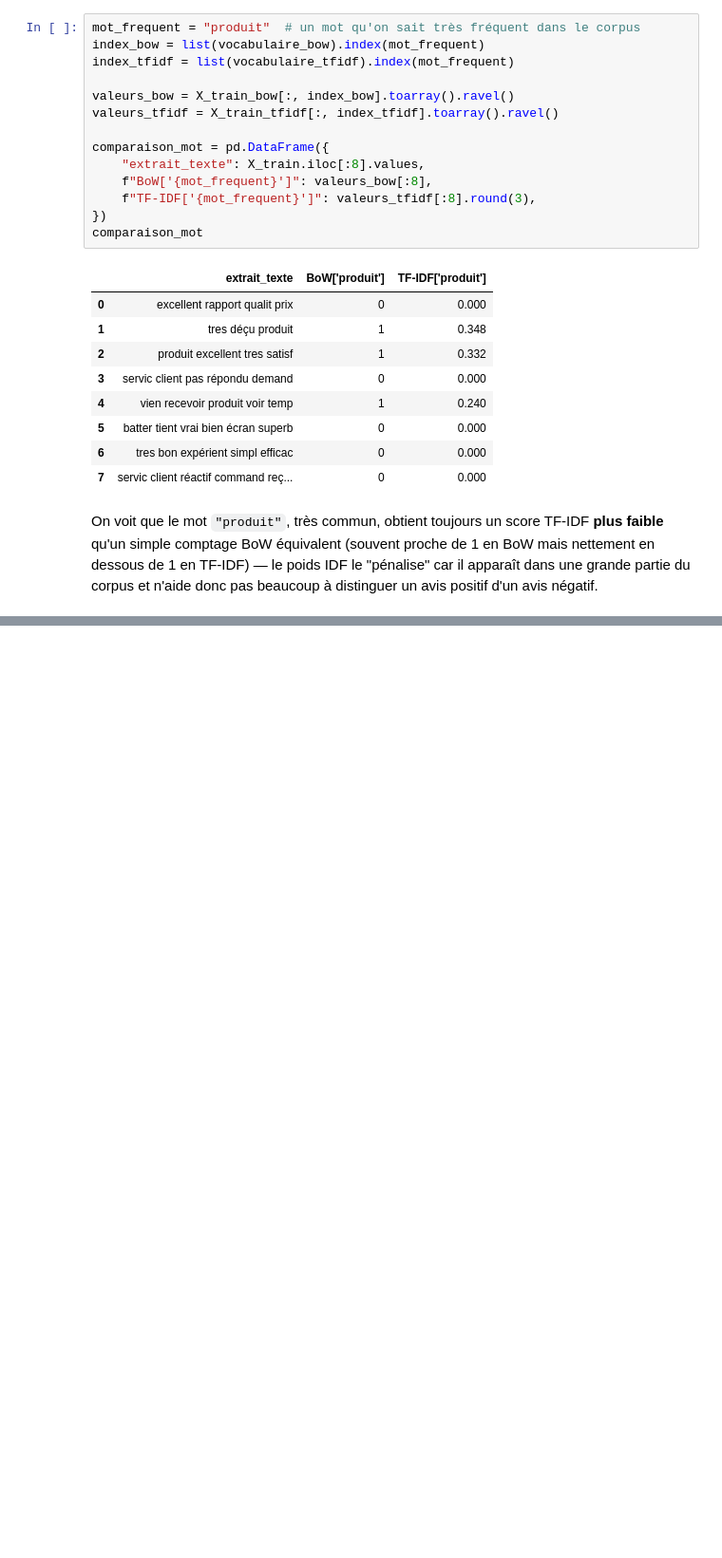
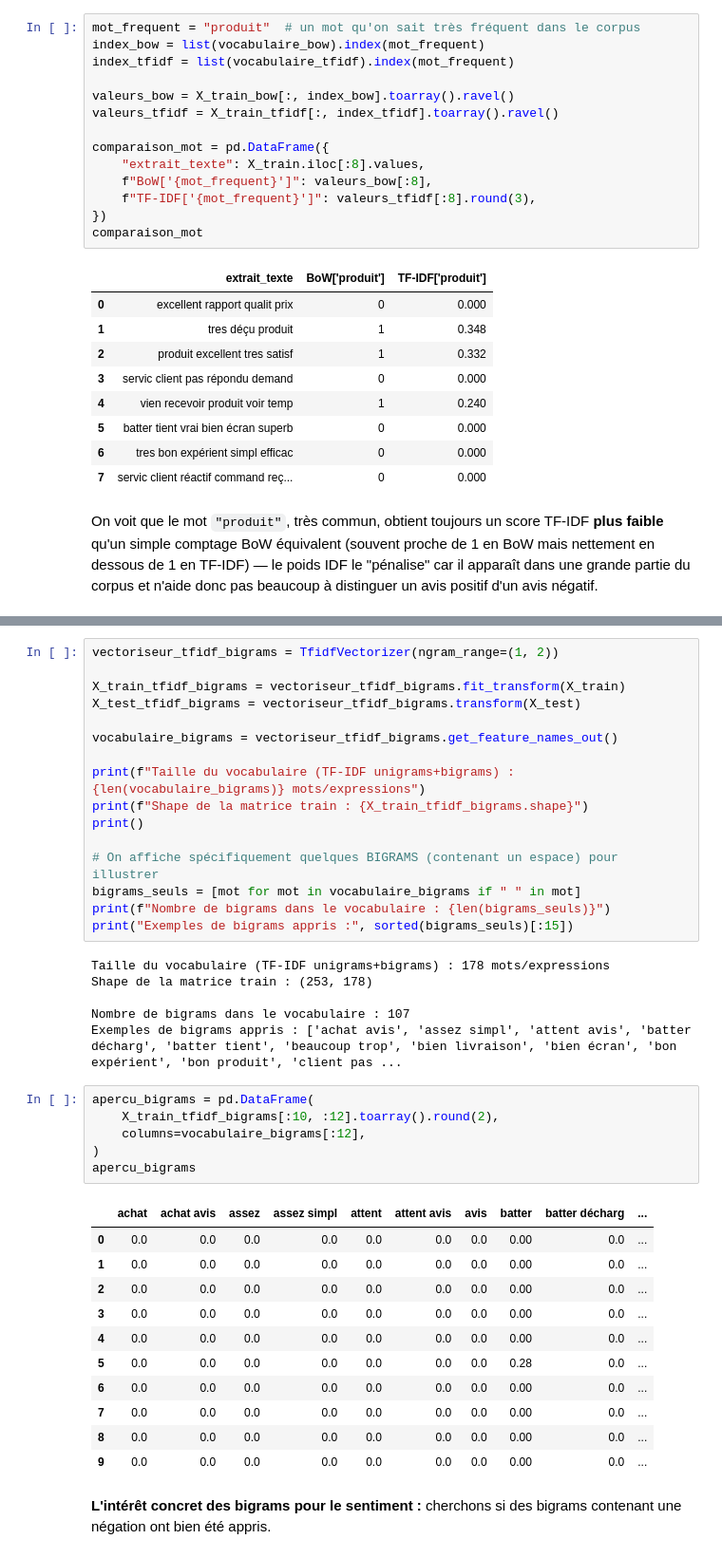
Before and after one commit to Youssoupha-ndiaye/atelier_preparations_donnees_textuelles_ODC_IA, a Jupyter notebook: atelier_prepa_donnees_textuelles/notebooks/atelier_prepa_donnees_textuelles.ipynb, the cells around one changed output, grey strips where cells are left out. Shown at 95% size. Cells and saved outputs as stored; diff of their text form; blank space fills up the shorter version.

Commit message:
Partie 6-3) Utilisation de la technique « TF-IDF avec des unigrams et bigrams » pour générer et afficher la taille et un extrait du vocabulaire ainsi qu’un morceau de la matrice

```diff
--- a/atelier_prepa_donnees_textuelles/notebooks/atelier_prepa_donnees_textuelles.ipynb
+++ b/atelier_prepa_donnees_textuelles/notebooks/atelier_prepa_donnees_textuelles.ipynb
@@ -1296,0 +1308,43 @@ pas beaucoup à distinguer un avis positif d'un avis négatif.
+# %%
+vectoriseur_tfidf_bigrams = TfidfVectorizer(ngram_range=(1, 2))
+
+X_train_tfidf_bigrams = vectoriseur_tfidf_bigrams.fit_transform(X_train)
+X_test_tfidf_bigrams = vectoriseur_tfidf_bigrams.transform(X_test)
+
+vocabulaire_bigrams = vectoriseur_tfidf_bigrams.get_feature_names_out()
+
+print(f"Taille du vocabulaire (TF-IDF unigrams+bigrams) : {len(vocabulaire_bigrams)} mots/expressions")
+print(f"Shape de la matrice train : {X_train_tfidf_bigrams.shape}")
+print()
+
+# On affiche spécifiquement quelques BIGRAMS (contenant un espace) pour illustrer
+bigrams_seuls = [mot for mot in vocabulaire_bigrams if " " in mot]
+print(f"Nombre de bigrams dans le vocabulaire : {len(bigrams_seuls)}")
+print("Exemples de bigrams appris :", sorted(bigrams_seuls)[:15])
+# %% [output]
+Taille du vocabulaire (TF-IDF unigrams+bigrams) : 178 mots/expressions
+Shape de la matrice train : (253, 178)
+
+Nombre de bigrams dans le vocabulaire : 107
+Exemples de bigrams appris : ['achat avis', 'assez simpl', 'attent avis', 'batter décharg', 'batter tient', 'beaucoup trop', 'bien livraison', 'bien écran', 'bon expérient', 'bon produit', 'client pas ...
+# %%
+apercu_bigrams = pd.DataFrame(
+    X_train_tfidf_bigrams[:10, :12].toarray().round(2),
+    columns=vocabulaire_bigrams[:12],
+)
+apercu_bigrams
+# %% [output]
+|  | achat | achat avis | assez | assez simpl | attent | attent avis | avis | batter | batter décharg | ... |
+| 0 | 0.0 | 0.0 | 0.0 | 0.0 | 0.0 | 0.0 | 0.0 | 0.00 | 0.0 | ... |
+| 1 | 0.0 | 0.0 | 0.0 | 0.0 | 0.0 | 0.0 | 0.0 | 0.00 | 0.0 | ... |
+| 2 | 0.0 | 0.0 | 0.0 | 0.0 | 0.0 | 0.0 | 0.0 | 0.00 | 0.0 | ... |
+| 3 | 0.0 | 0.0 | 0.0 | 0.0 | 0.0 | 0.0 | 0.0 | 0.00 | 0.0 | ... |
+| 4 | 0.0 | 0.0 | 0.0 | 0.0 | 0.0 | 0.0 | 0.0 | 0.00 | 0.0 | ... |
+| 5 | 0.0 | 0.0 | 0.0 | 0.0 | 0.0 | 0.0 | 0.0 | 0.28 | 0.0 | ... |
+| 6 | 0.0 | 0.0 | 0.0 | 0.0 | 0.0 | 0.0 | 0.0 | 0.00 | 0.0 | ... |
+| 7 | 0.0 | 0.0 | 0.0 | 0.0 | 0.0 | 0.0 | 0.0 | 0.00 | 0.0 | ... |
+| 8 | 0.0 | 0.0 | 0.0 | 0.0 | 0.0 | 0.0 | 0.0 | 0.00 | 0.0 | ... |
+| 9 | 0.0 | 0.0 | 0.0 | 0.0 | 0.0 | 0.0 | 0.0 | 0.00 | 0.0 | ... |
+# %% [markdown]
+**L'intérêt concret des bigrams pour le sentiment :** cherchons si des bigrams contenant une
+négation ont bien été appris.
```
Also changed, not shown: parts of 4 cells of this notebook.
